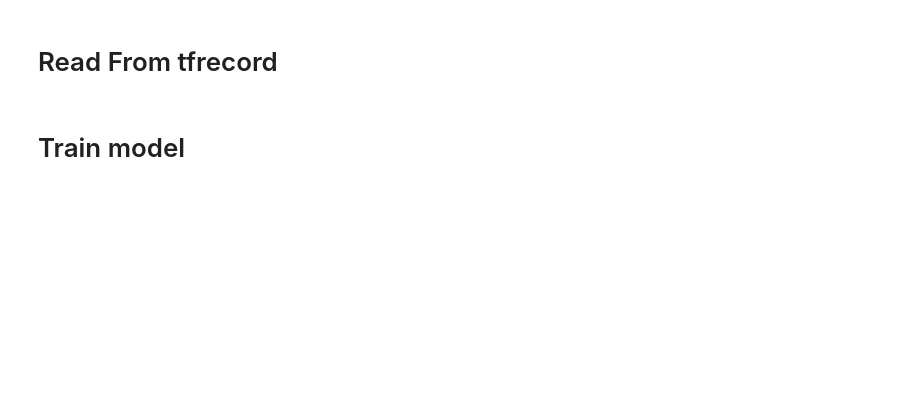
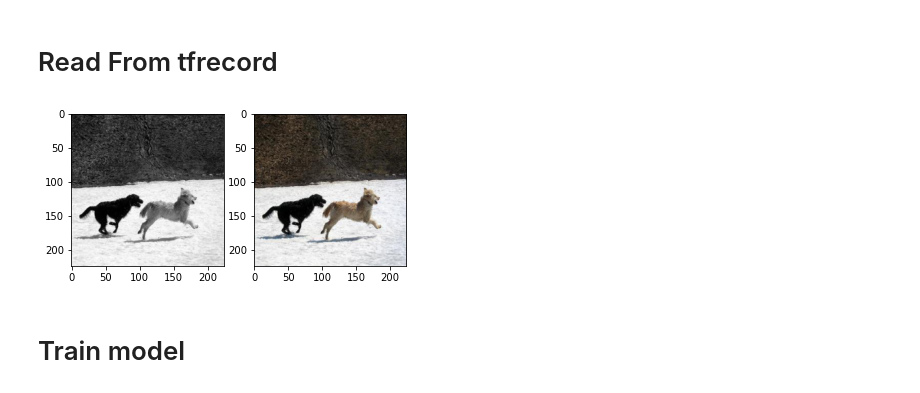
Before and after one commit to Xiaoshu-Zhao/ECBM-4040-Final-Project, a Jupyter notebook: test.ipynb, the cells around one changed output. Cells and saved outputs as stored; diff of their text form; code cells hidden in the pictures; blank space fills up the shorter version.

```diff
--- a/test.ipynb
+++ b/test.ipynb
@@ -110,7 +127,19 @@ batch_size = 1
 train_batch_generator = batch_reader(batch_size, record_path, record_file)
 # %%
 train_batch=next(train_batch_generator)
-plt.imshow(train_batch[0][0][0],cmap='gray')
+test_l, test_emb=train_batch[0]
+test_ab=train_batch[1]
+test_truth=tf.concat([test_l*100,test_ab*127], 3)
+test_truth=color.lab2rgb(test_truth)
+# %%
+f=plt.figure()
+f.add_subplot(1,2,1)
+plt.imshow(test_l[0],cmap='gray')
+f.add_subplot(1,2,2)
+plt.imshow(test_truth[0])
+plt.show()
+# %% [output]
+[figure, added]
 # %% [markdown]
 # Train model
 # %%
```
Also changed, not shown: parts of 28 cells of this notebook, 11 other files.
